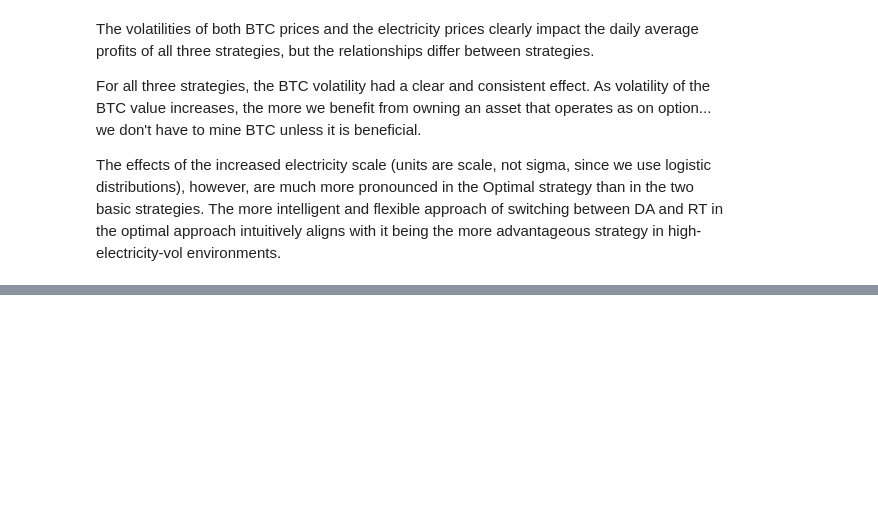
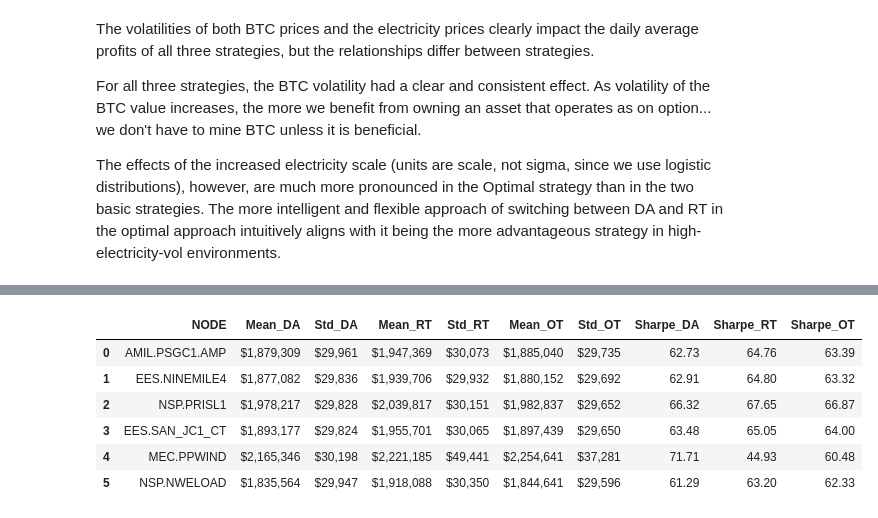
Before and after one commit to sxcben/Financing_Grid_final_project, a Jupyter notebook: code/Benjamin_test.ipynb, the cells around one changed output, grey strips where cells are left out. Cells and saved outputs as stored; diff of their text form; code cells hidden in the pictures; blank space fills up the shorter version.

```diff
--- a/code/Benjamin_test.ipynb
+++ b/code/Benjamin_test.ipynb
@@ -739,0 +784,9 @@ The effects of the increased electricity scale (units are scale, not sigma, sinc
+# %%
+nodes = [
+    'AMIL.PSGC1.AMP',
+    'EES.NINEMILE4',
+    'NSP.PRISL1',
+    'EES.SAN_JC1_CT',
+    'MEC.PPWIND',
+    'NSP.NWELOAD'
+]
@@ -739,0 +860,27 @@ The effects of the increased electricity scale (units are scale, not sigma, sinc
+# %%
+# 1. compute Sharpe ratios
+summary['Sharpe_DA'] = summary['Mean_DA'] / summary['Std_DA']
+summary['Sharpe_RT'] = summary['Mean_RT'] / summary['Std_RT']
+summary['Sharpe_OT'] = summary['Mean_OT'] / summary['Std_OT']
+
+# 2. create a styled DataFrame with $ + commas, no scientific notation
+fmt = {
+    'Mean_DA'  : '${:,.0f}', 'Std_DA'  : '${:,.0f}',
+    'Mean_RT'  : '${:,.0f}', 'Std_RT'  : '${:,.0f}',
+    'Mean_OT'  : '${:,.0f}', 'Std_OT'  : '${:,.0f}',
+    'Sharpe_DA': '{:.2f}',   'Sharpe_RT': '{:.2f}',
+    'Sharpe_OT': '{:.2f}',
+    'AvgOpt1H' : '{:,.1f}',  'AvgOpt2H': '{:,.1f}'
+}
+
+summary = summary.style.format(fmt)
+
+summary
+# %% [output]
+|  | NODE | Mean_DA | Std_DA | Mean_RT | Std_RT | Mean_OT | Std_OT | Sharpe_DA | Sharpe_RT | Sharpe_OT |
+| 0 | AMIL.PSGC1.AMP | $1,879,309 | $29,961 | $1,947,369 | $30,073 | $1,885,040 | $29,735 | 62.73 | 64.76 | 63.39 |
+| 1 | EES.NINEMILE4 | $1,877,082 | $29,836 | $1,939,706 | $29,932 | $1,880,152 | $29,692 | 62.91 | 64.80 | 63.32 |
+| 2 | NSP.PRISL1 | $1,978,217 | $29,828 | $2,039,817 | $30,151 | $1,982,837 | $29,652 | 66.32 | 67.65 | 66.87 |
+| 3 | EES.SAN_JC1_CT | $1,893,177 | $29,824 | $1,955,701 | $30,065 | $1,897,439 | $29,650 | 63.48 | 65.05 | 64.00 |
+| 4 | MEC.PPWIND | $2,165,346 | $30,198 | $2,221,185 | $49,441 | $2,254,641 | $37,281 | 71.71 | 44.93 | 60.48 |
+| 5 | NSP.NWELOAD | $1,835,564 | $29,947 | $1,918,088 | $30,350 | $1,844,641 | $29,596 | 61.29 | 63.20 | 62.33 |
```
Also changed, not shown: parts of 4 cells of this notebook.
